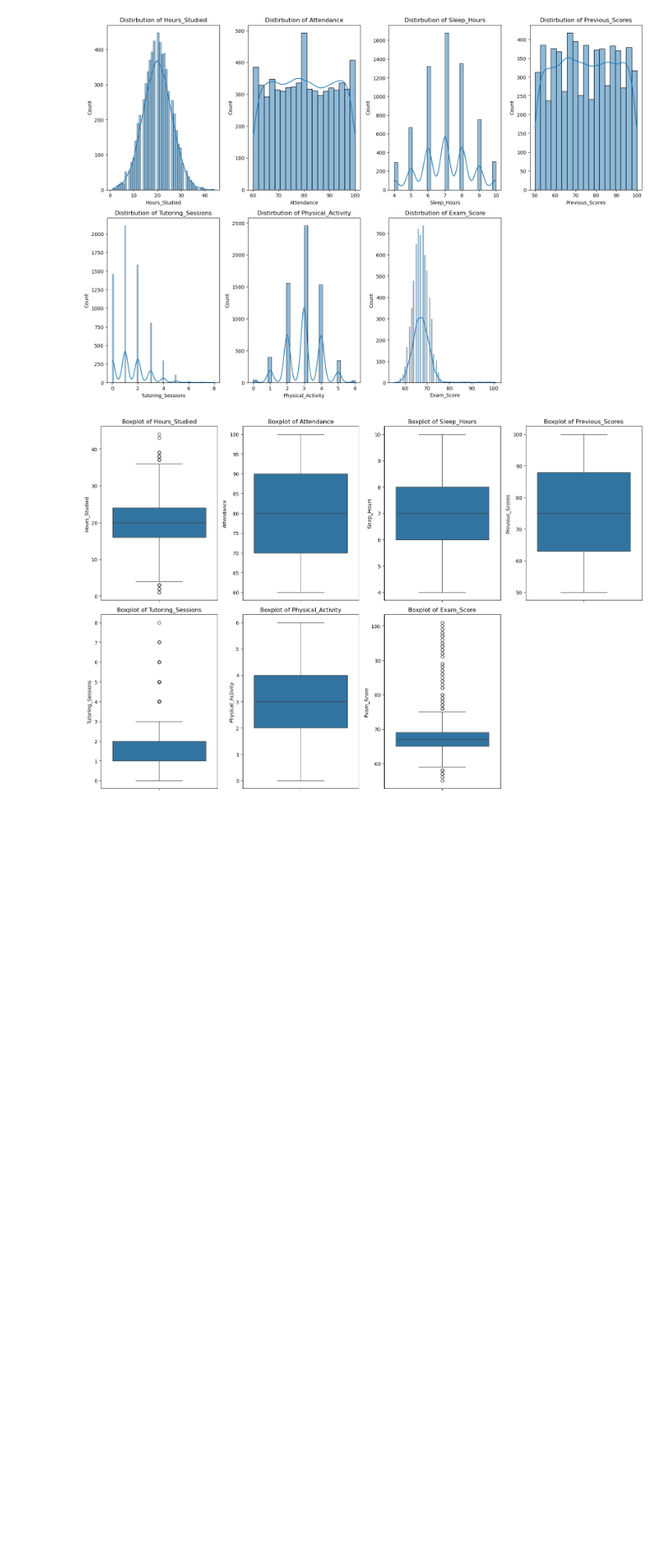
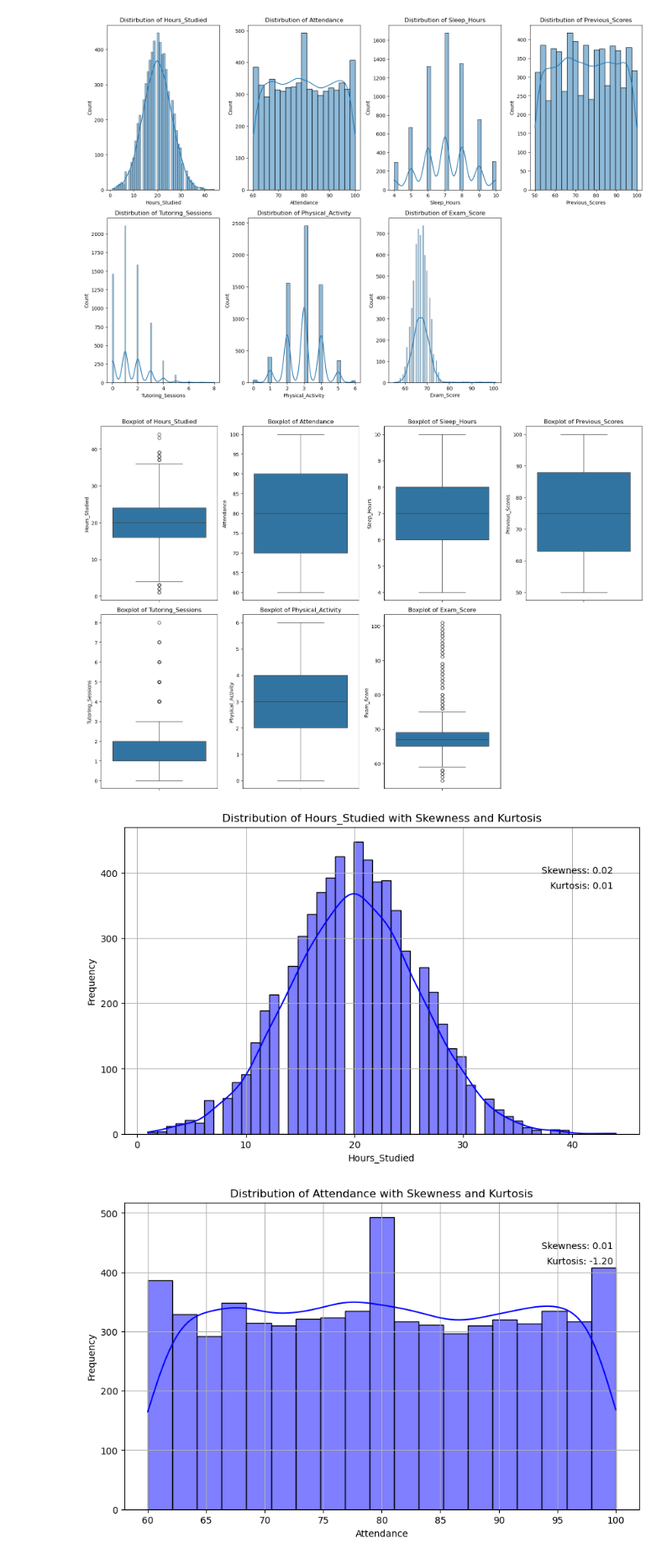
Before and after one commit to MaukanMir/Student-Performance-Figures-Analysis, a Jupyter notebook: training.ipynb, the cells around one changed output. Shown at 84% size. Drawn from its saved outputs; the diff is of its cells as text; code cells hidden in the pictures; blank space fills up the shorter version.

Commit message:
added new visuals

```diff
--- a/training.ipynb
+++ b/training.ipynb
@@ -38,6 +38,24 @@ def plot_distribution(df, dist_type):
   plt.tight_layout()
   plt.show()
 
+def dist_plot(df):
+
+  for col in df.columns:
+    salary_skewness = df[col].skew()
+    salary_kurtosis = df[col].kurtosis()
+
+    plt.figure(figsize=(10, 6))
+    sns.histplot(df[col], kde=True, color='blue')
+    plt.title(f'Distribution of {col} with Skewness and Kurtosis')
+    plt.xlabel(col)
+    plt.ylabel('Frequency')
+
+    plt.text(x=0.95, y=0.85, s=f"Skewness: {salary_skewness:.2f}", transform=plt.gca().transAxes, horizontalalignment='right')
+    plt.text(x=0.95, y=0.80, s=f"Kurtosis: {salary_kurtosis:.2f}", transform=plt.gca().transAxes, horizontalalignment='right')
+
+    plt.grid(True)
+    plt.show()
+
 def mapping_function(val):
   grade = None
   if val >=90:
@@ -52,6 +70,24 @@ def mapping_function(val):
     grade = "F"
 
   return grade
+
+def aggregate_dataset(df, interested_columns, agg_col, function):
+
+  plt.figure(figsize=(12,12))
+  columns = len(df.columns)
+  rows = (columns + 3) //4
+
+  for idx, col in enumerate(interested_columns):
+    if col == agg_col:
+      continue
+    plt.subplot(rows ,4, idx+1)
+    grouped_df = getattr(df.groupby(agg_col)[col], function)().reset_index(name=col)
+    sns.barplot(data=grouped_df, x=agg_col, y=col)
+    plt.title(f"Agg of {col}")
+    plt.ylabel(col)
+    plt.xticks(rotation =45)
+  plt.tight_layout()
+  plt.show()
 # %% [markdown]
 # EDA Analysis
 # %%
@@ -191,3 +227,8 @@ plot_distribution(numeric_types, "hist")
 plot_distribution(numeric_types, "box")
 # %% [output]
 [figure]
+# %%
+dist_plot(numeric_types)
+# %% [output]
+[figure, added]
+[figure, added]
```
Also changed, not shown: parts of 4 cells of this notebook.
